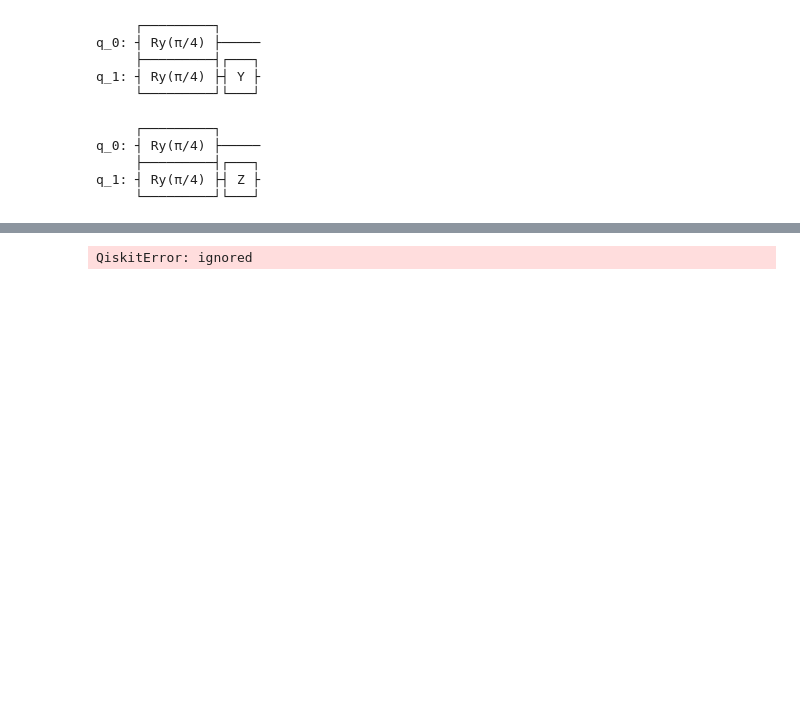
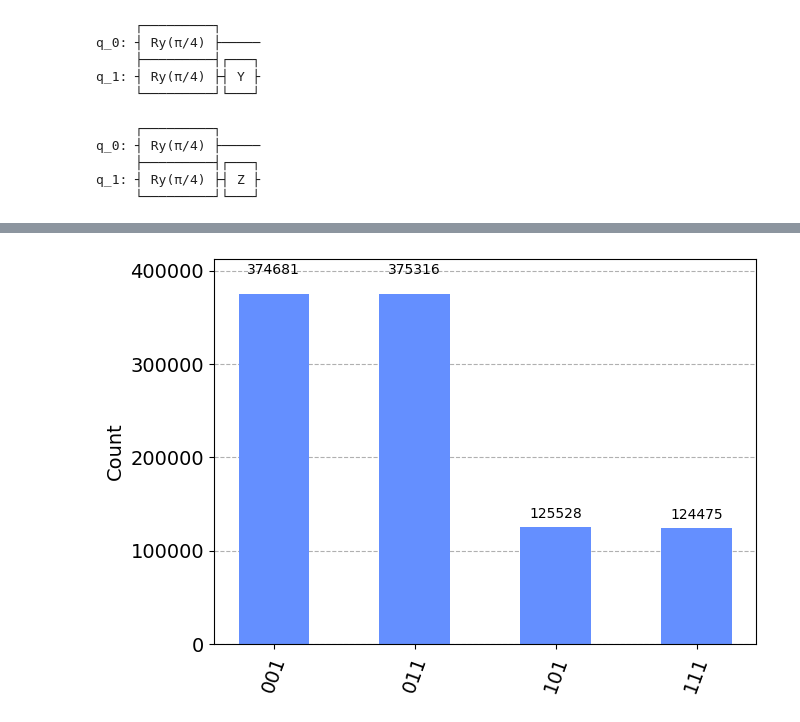
Before and after one commit to yellomello/Qiskit_Basics, a Jupyter notebook: qiskit_basics_S,sdag,T,tdag.ipynb, the cells around one changed output, grey strips where cells are left out. Cells and saved outputs as stored; diff of their text form; code cells hidden in the pictures; blank space fills up the shorter version.

```diff
--- a/qiskit_basics_S,sdag,T,tdag.ipynb
+++ b/qiskit_basics_S,sdag,T,tdag.ipynb
@@ -128,6 +135,6 @@ TypeError: ignored
 # %%
 simulator = Aer.get_backend('qasm_simulator')
-result = execute (circuit, backend=simulator, shots=1024).result()
-plot_histogram(result.get_counts ( ) )
+result = execute(circuit, backend=simulator, shots=1000000).result()
+plot_histogram(result.get_counts())
 # %% [output]
-QiskitError: ignored
+[figure, added]
```
Also changed, not shown: parts of 6 cells of this notebook.
